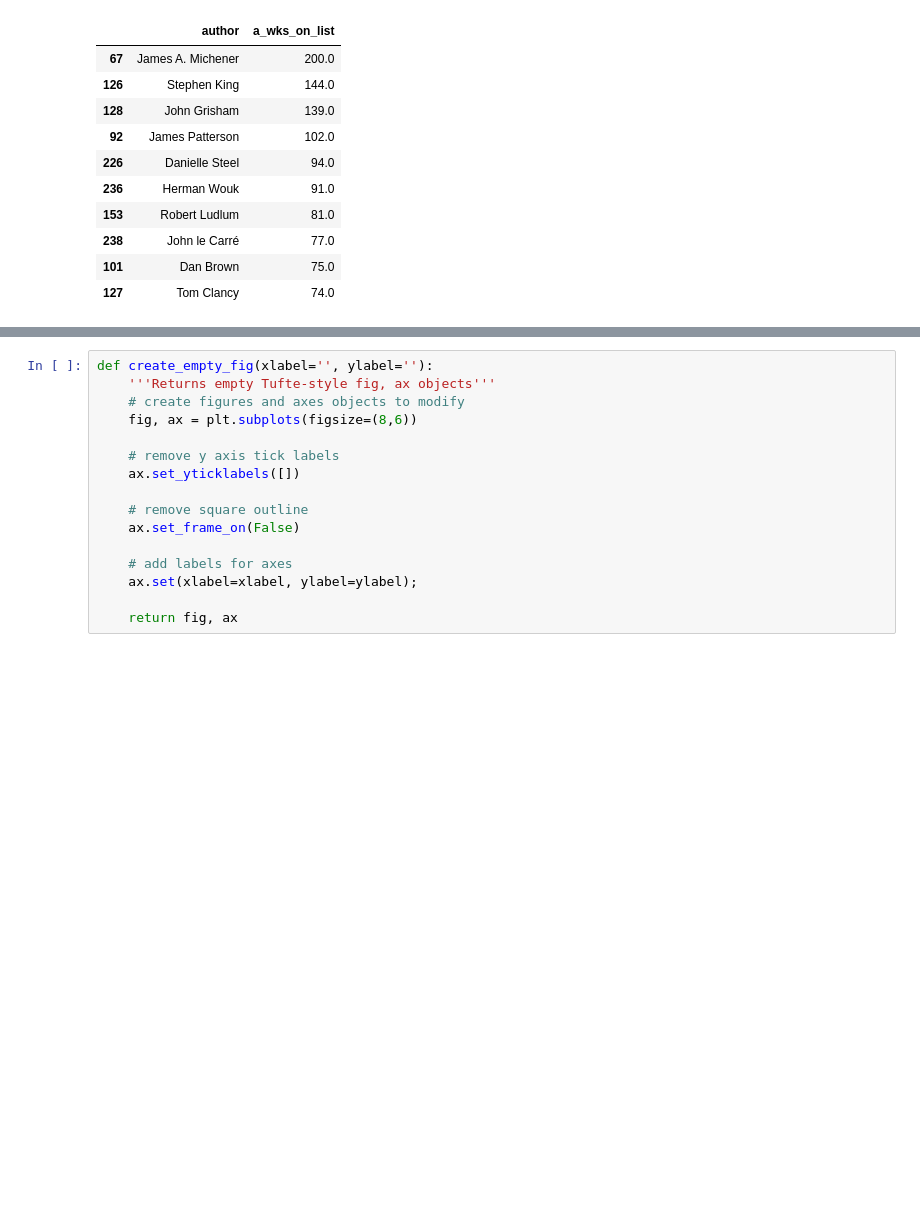
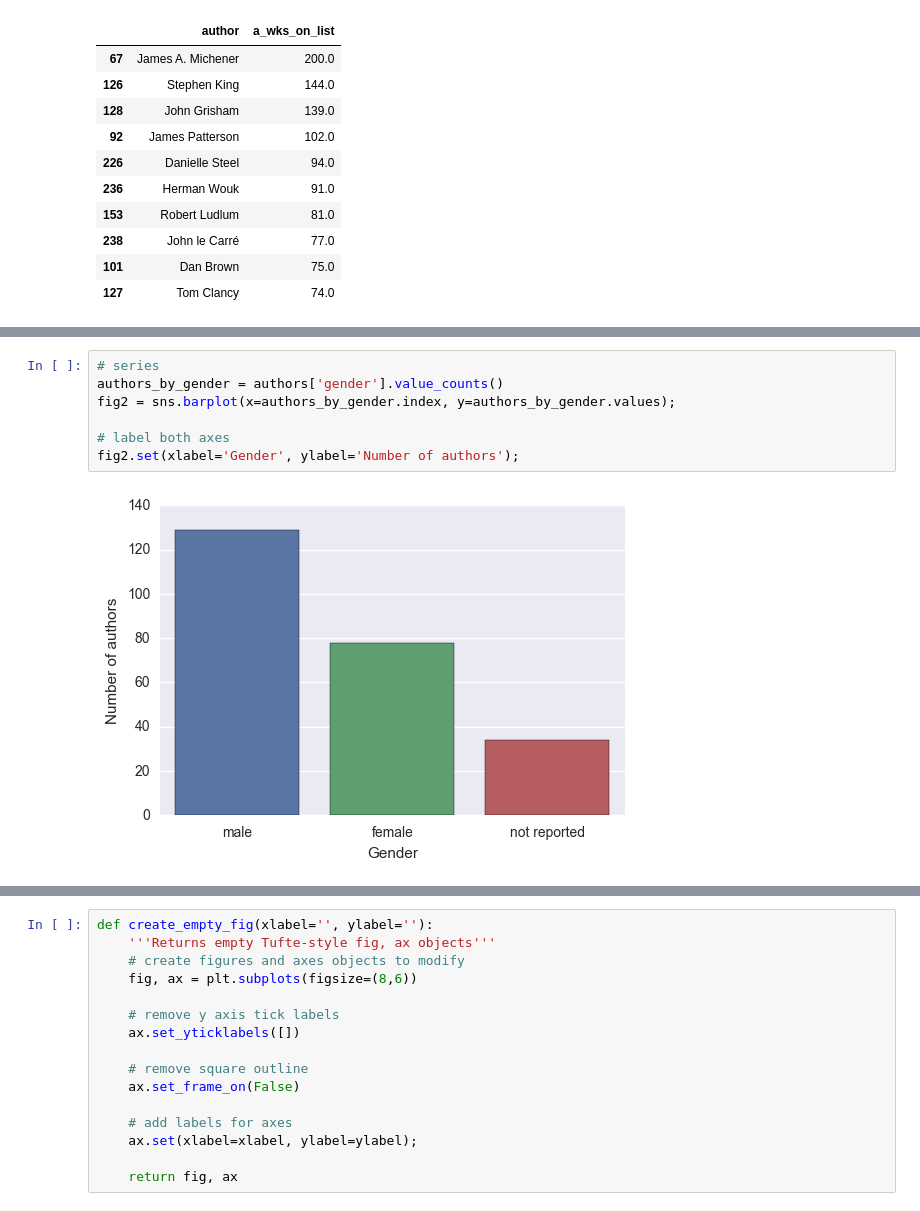
Before and after one commit to emw1687/plt_to_d3, a Jupyter notebook: notebooks/plt_functions.ipynb, the cells around one changed output, grey strips where cells are left out. Cells and saved outputs as stored; diff of their text form; blank space fills up the shorter version.

```diff
--- a/notebooks/plt_functions.ipynb
+++ b/notebooks/plt_functions.ipynb
@@ -71,0 +216,9 @@ Bar plot of authors by gender
+# %%
+# series
+authors_by_gender = authors['gender'].value_counts()
+fig2 = sns.barplot(x=authors_by_gender.index, y=authors_by_gender.values);
+
+# label both axes
+fig2.set(xlabel='Gender', ylabel='Number of authors');
+# %% [output]
+[figure, added]
```
Also changed, not shown: parts of 67 cells of this notebook.
